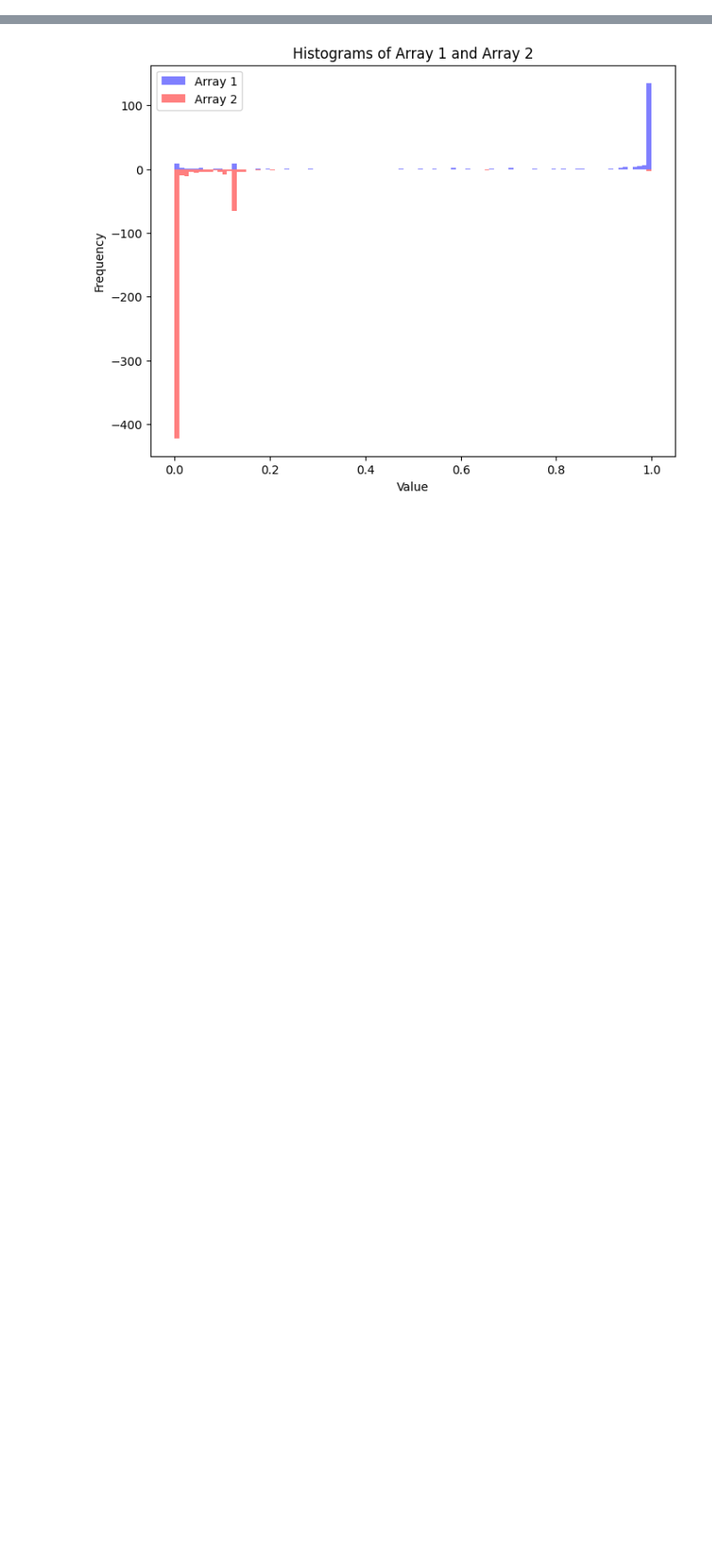
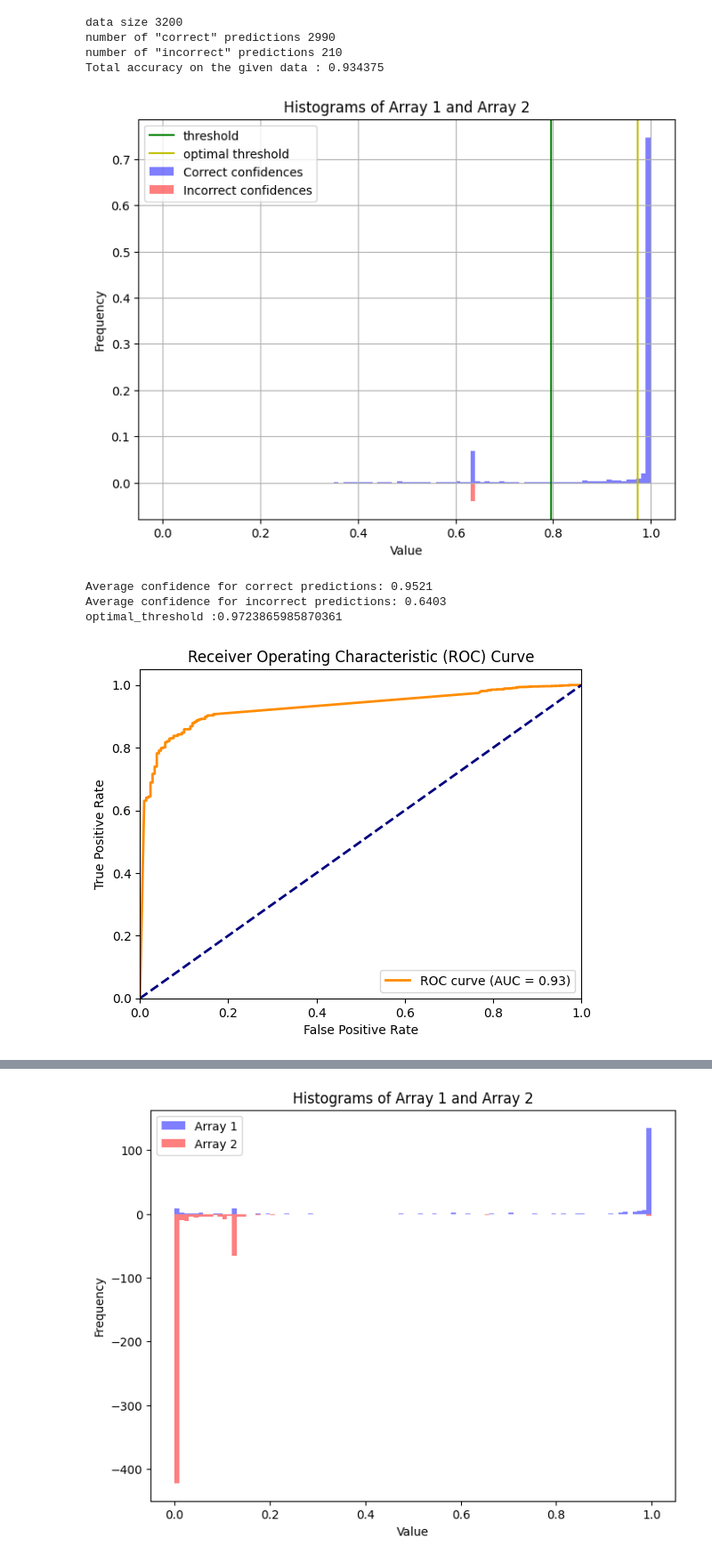
Before and after one commit to ArpanJohn/Transient_Classification, a Jupyter notebook: CNN-testing.ipynb, the cells around one changed output, grey strips where cells are left out. Shown: that part at 89% size. Drawn from its saved outputs; the diff is of its cells as text; code cells hidden in the pictures; blank space fills up the shorter version.

```diff
--- a/CNN-testing.ipynb
+++ b/CNN-testing.ipynb
@@ -299,3 +601,35 @@ Average confidence for incorrect predictions: 0.6403
+# %%
+# analyze training data to find threshold
+
+avg_correct, avg_incorrect,roc_threshold, roc_auc, fpr, tpr, thresholds = analyze_predictions(y_pred_train, Y_train)
+
+print(f"Average confidence for correct predictions: {avg_correct:.4f}")
+print(f"Average confidence for incorrect predictions: {avg_incorrect:.4f}")
+
+
+# print(f'thresholds :{thresholds}')
+print(f'optimal_threshold :{roc_threshold}')
+
+plt.figure()
+plt.plot(fpr, tpr, color='darkorange', lw=2, label=f'ROC curve (AUC = {roc_auc:.2f})')
+plt.plot([0, 1], [0, 1], color='navy', lw=2, linestyle='--')
+plt.xlim([0.0, 1.0])
+plt.ylim([0.0, 1.05])
+plt.xlabel('False Positive Rate')
+plt.ylabel('True Positive Rate')
+plt.title('Receiver Operating Characteristic (ROC) Curve')
+plt.legend(loc="lower right")
+plt.show()
+# %% [output]
+data size 3200
+number of "correct" predictions 2990
+number of "incorrect" predictions 210
+Total accuracy on the given data : 0.934375
+[figure, added]
+Average confidence for correct predictions: 0.9521
+Average confidence for incorrect predictions: 0.6403
+optimal_threshold :0.9723865985870361
+[figure, added]
 # %%
 # Make predictions
 y_pred = model.predict(X_test)
```
Also changed, not shown: parts of 18 cells of this notebook.
